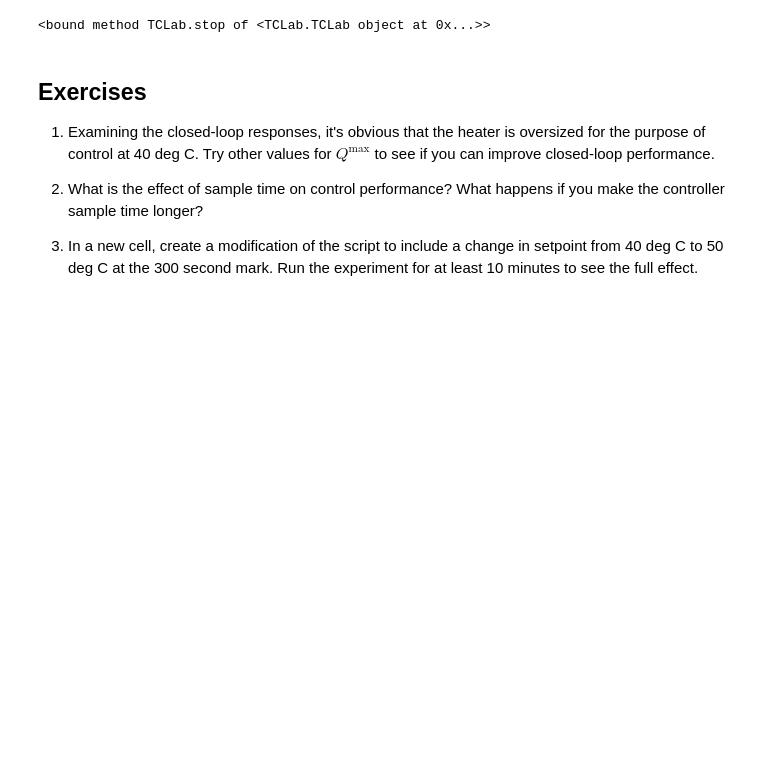
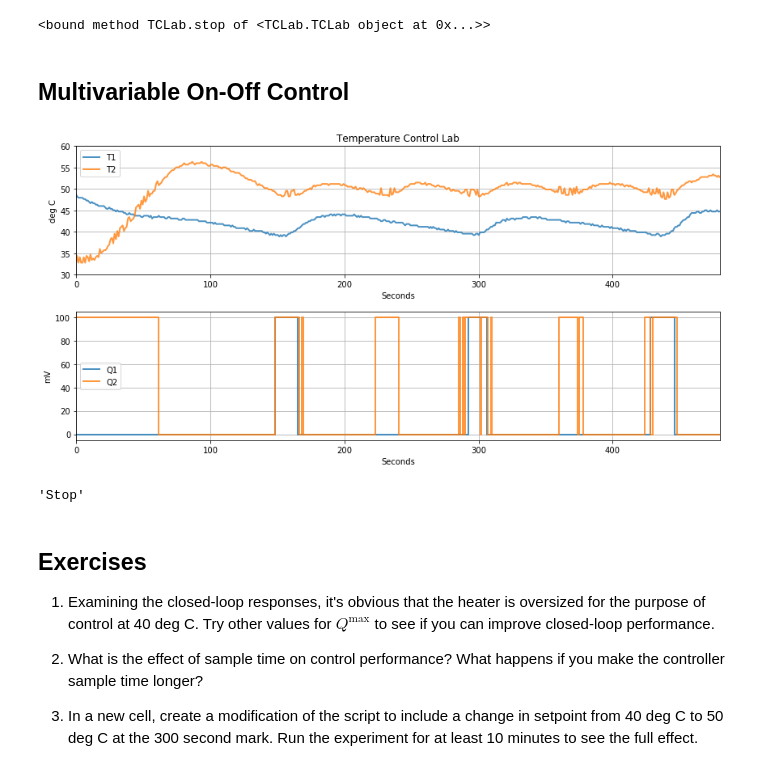
Before and after one commit to APMonitor/arduino, a Jupyter notebook: TCLab/notebooks/1_Relay_Control.ipynb, the cells around one changed output. Cells and saved outputs as stored; diff of their text form; code cells hidden in the pictures; blank space fills up the shorter version.

```diff
--- a/TCLab/notebooks/1_Relay_Control.ipynb
+++ b/TCLab/notebooks/1_Relay_Control.ipynb
@@ -98,6 +98,36 @@ a.stop
 # %% [output]
 [figure]
 <bound method TCLab.stop of <TCLab.TCLab object at 0x...>>
+# %% [markdown]
+## Multivariable On-Off Control
+# %%
+import sys
+sys.path.append('..')
+from TCLab import TCLab, clock
+
+Tsetpoint1 = 40
+Tsetpoint2 = 50
+Qmax = 100
+tfinal = 480
+
+a = TCLab()
+a.start()
+a.initplot(tfinal)
+a.Q1 = 0
+a.Q2 = 0
+
+for t in clock(tfinal):
+    a.Q1 = Qmax if a.T1 <= Tsetpoint1 - 0.5 else a.Q1
+    a.Q1 = 0 if a.T1 >= Tsetpoint1 + 0.5 else a.Q1
+
+    a.Q2 = Qmax if a.T2 <= Tsetpoint2 - 0.5 else a.Q2
+    a.Q2 = 0 if a.T2 >= Tsetpoint2 + 0.5 else a.Q2
+    a.updateplot()
+
+a.stop()
+# %% [output]
+[figure, added]
+'Stop'
 # %% [markdown]
 ## Exercises
 
```
Also changed, not shown: parts of 2 cells of this notebook, 14 other files.
